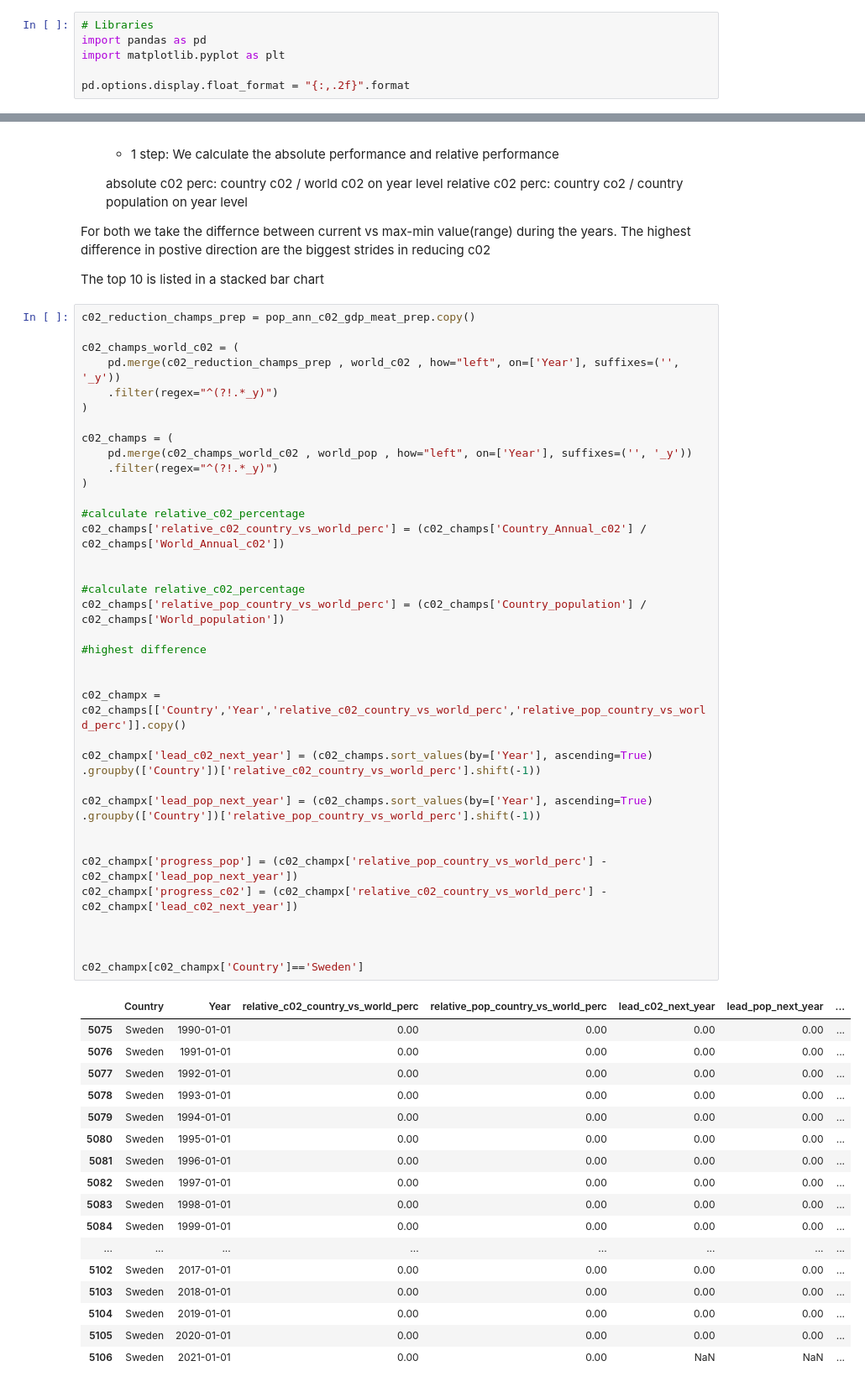
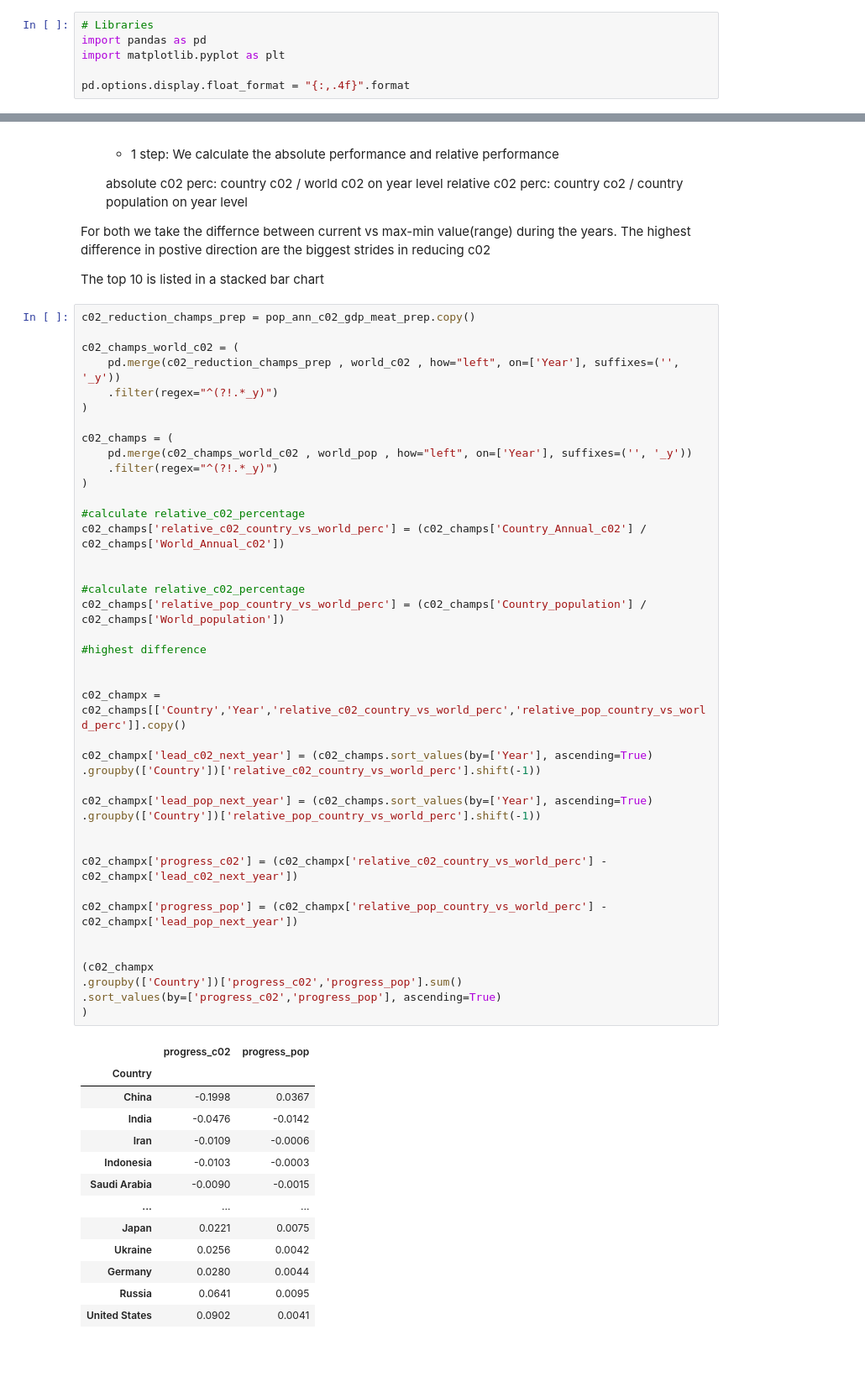
Before and after one commit to ayuksekdag/winacademy_python_dna, a Jupyter notebook: final_assignment/final_co2Project.ipynb, the cells around one changed output, grey strips where cells are left out. Shown at 84% size. Saved outputs shown, nothing was run; the diff lists cells and outputs as text; blank space fills up the shorter version.

```diff
--- a/final_assignment/final_co2Project.ipynb
+++ b/final_assignment/final_co2Project.ipynb
@@ -27,7 +27,7 @@ You'll need to find the relative CO2 output for each country to be able to calcu
 import pandas as pd
 import matplotlib.pyplot as plt
 
-pd.options.display.float_format = "{:,.2f}".format
+pd.options.display.float_format = "{:,.4f}".format
 # %% [markdown]
 # Scope of sources
 
@@ -324,49 +324,48 @@ c02_champs_world_c02 = (
 
 c02_champs = (
     pd.merge(c02_champs_world_c02 , world_pop , how="left", on=['Year'], suffixes=('', '_y'))
     .filter(regex="^(?!.*_y)")
 )
 
 #calculate relative_c02_percentage
 c02_champs['relative_c02_country_vs_world_perc'] = (c02_champs['Country_Annual_c02'] / c02_champs['World_Annual_c02'])
 
 
 #calculate relative_c02_percentage
 c02_champs['relative_pop_country_vs_world_perc'] = (c02_champs['Country_population'] / c02_champs['World_population'])
 
 #highest difference
 
 
 c02_champx = c02_champs[['Country','Year','relative_c02_country_vs_world_perc','relative_pop_country_vs_world_perc']].copy()
 
 c02_champx['lead_c02_next_year'] = (c02_champs.sort_values(by=['Year'], ascending=True)
 .groupby(['Country'])['relative_c02_country_vs_world_perc'].shift(-1))
 
 c02_champx['lead_pop_next_year'] = (c02_champs.sort_values(by=['Year'], ascending=True)
 .groupby(['Country'])['relative_pop_country_vs_world_perc'].shift(-1))
 
 
-c02_champx['progress_pop'] = (c02_champx['relative_pop_country_vs_world_perc'] - c02_champx['lead_pop_next_year'])
 c02_champx['progress_c02'] = (c02_champx['relative_c02_country_vs_world_perc'] - c02_champx['lead_c02_next_year'])
 
+c02_champx['progress_pop'] = (c02_champx['relative_pop_country_vs_world_perc'] - c02_champx['lead_pop_next_year'])
 
 
-c02_champx[c02_champx['Country']=='Sweden']
+(c02_champx
+.groupby(['Country'])['progress_c02','progress_pop'].sum()
+.sort_values(by=['progress_c02','progress_pop'], ascending=True)
+)
 # %% [output]
-|  | Country | Year | relative_c02_country_vs_world_perc | relative_pop_country_vs_world_perc | lead_c02_next_year | lead_pop_next_year | ... |
-| 5075 | Sweden | 1990-01-01 | 0.00 | 0.00 | 0.00 | 0.00 | ... |
-| 5076 | Sweden | 1991-01-01 | 0.00 | 0.00 | 0.00 | 0.00 | ... |
-| 5077 | Sweden | 1992-01-01 | 0.00 | 0.00 | 0.00 | 0.00 | ... |
-| 5078 | Sweden | 1993-01-01 | 0.00 | 0.00 | 0.00 | 0.00 | ... |
-| 5079 | Sweden | 1994-01-01 | 0.00 | 0.00 | 0.00 | 0.00 | ... |
-| 5080 | Sweden | 1995-01-01 | 0.00 | 0.00 | 0.00 | 0.00 | ... |
-| 5081 | Sweden | 1996-01-01 | 0.00 | 0.00 | 0.00 | 0.00 | ... |
-| 5082 | Sweden | 1997-01-01 | 0.00 | 0.00 | 0.00 | 0.00 | ... |
-| 5083 | Sweden | 1998-01-01 | 0.00 | 0.00 | 0.00 | 0.00 | ... |
-| 5084 | Sweden | 1999-01-01 | 0.00 | 0.00 | 0.00 | 0.00 | ... |
-| ... | ... | ... | ... | ... | ... | ... | ... |
-| 5102 | Sweden | 2017-01-01 | 0.00 | 0.00 | 0.00 | 0.00 | ... |
-| 5103 | Sweden | 2018-01-01 | 0.00 | 0.00 | 0.00 | 0.00 | ... |
-| 5104 | Sweden | 2019-01-01 | 0.00 | 0.00 | 0.00 | 0.00 | ... |
-| 5105 | Sweden | 2020-01-01 | 0.00 | 0.00 | 0.00 | 0.00 | ... |
-| 5106 | Sweden | 2021-01-01 | 0.00 | 0.00 | NaN | NaN | ... |
+|  | progress_c02 | progress_pop |
+| Country |  |  |
+| China | -0.1998 | 0.0367 |
+| India | -0.0476 | -0.0142 |
+| Iran | -0.0109 | -0.0006 |
+| Indonesia | -0.0103 | -0.0003 |
+| Saudi Arabia | -0.0090 | -0.0015 |
+| ... | ... | ... |
+| Japan | 0.0221 | 0.0075 |
+| Ukraine | 0.0256 | 0.0042 |
+| Germany | 0.0280 | 0.0044 |
+| Russia | 0.0641 | 0.0095 |
+| United States | 0.0902 | 0.0041 |
```
Also changed, not shown: parts of 3 cells of this notebook.
